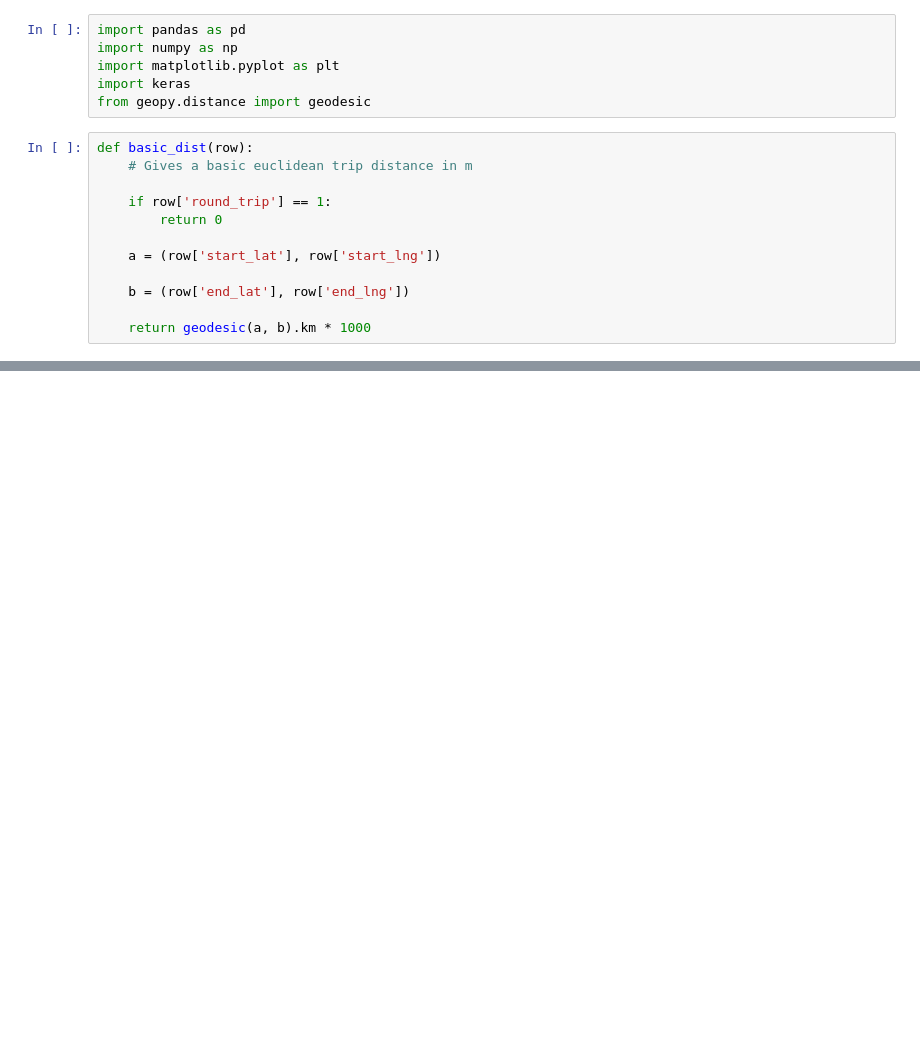
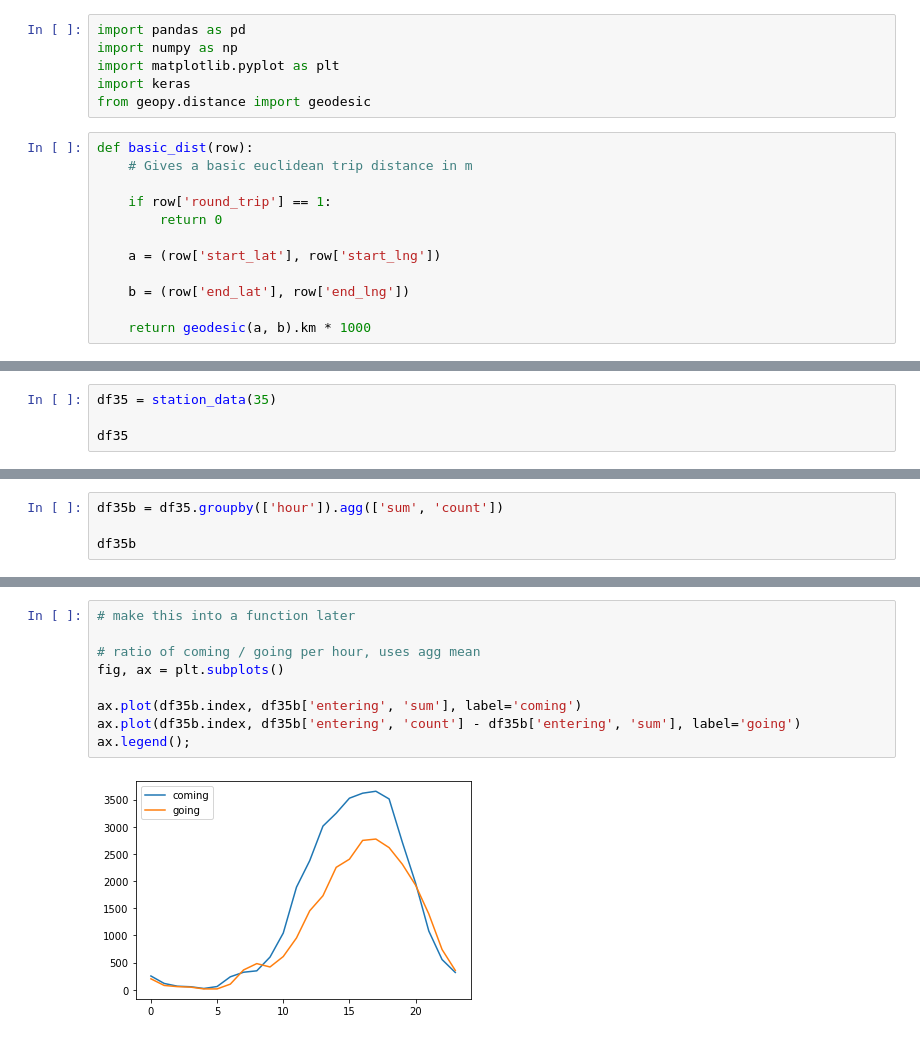
Before and after one commit to nick-kopy/Predicting-Bike-Rental-Station-Traffic, a Jupyter notebook: cap3.ipynb, the cells around one changed output, grey strips where cells are left out. Drawn from its saved outputs; the diff is of its cells as text; blank space fills up the shorter version.

```diff
--- a/cap3.ipynb
+++ b/cap3.ipynb
@@ -117,0 +120,4 @@ df86
+# %%
+df35 = station_data(35)
+
+df35
@@ -117,0 +178,4 @@ df86
+# %%
+df35b = df35.groupby(['hour']).agg(['sum', 'count'])
+
+df35b
@@ -117,0 +202,11 @@ df86
+# %%
+# make this into a function later
+
+# ratio of coming / going per hour, uses agg mean
+fig, ax = plt.subplots()
+
+ax.plot(df35b.index, df35b['entering', 'sum'], label='coming')
+ax.plot(df35b.index, df35b['entering', 'count'] - df35b['entering', 'sum'], label='going')
+ax.legend();
+# %% [output]
+[figure, added]
```
Also changed, not shown: parts of 27 cells of this notebook.
